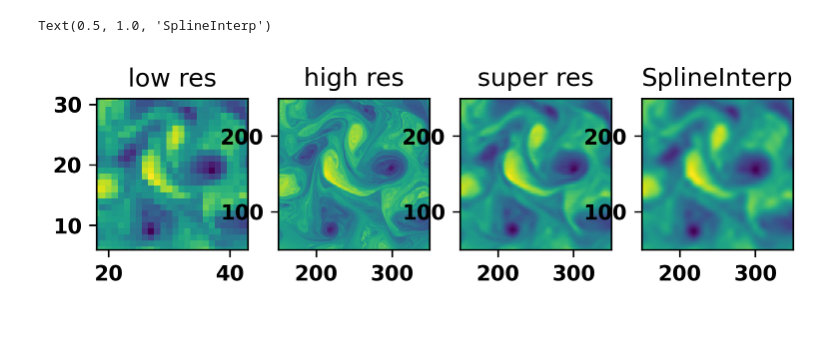
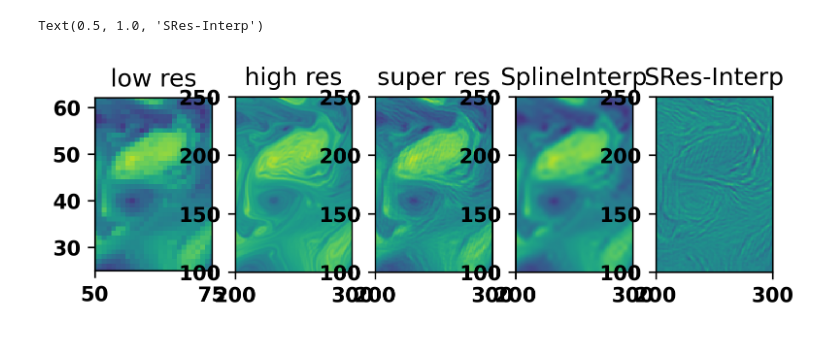
Before and after one commit to mathsam/DeepLearningCFD, a Jupyter notebook: visualize_super_resolution.ipynb, the cells around one changed output. Cells and saved outputs as stored; diff of their text form; code cells hidden in the pictures.

```diff
--- a/visualize_super_resolution.ipynb
+++ b/visualize_super_resolution.ipynb
@@ -21,7 +21,7 @@ matplotlib.rc('font', **font)
 
 # Data parameters
 data_folder = './exp2'  # folder with JSON data files
-scaling_factor = 8  # the scaling factor for the generator; the input LR images will be downsampled from the target HR images by this factor
+scaling_factor = 4  # the scaling factor for the generator; the input LR images will be downsampled from the target HR images by this factor
 # %%
 import diagnostics
 
@@ -44,48 +44,67 @@ def BivariateSplineInterp(low_res, scaling_factor):
 # %%
 train_dataset = SRDataset(data_folder,
                           scaling_factor=scaling_factor)
-low_res, high_res = train_dataset[10]
+low_res, high_res = train_dataset[25]
+
+interped_res = BivariateSplineInterp(low_res[0, :, :],  scaling_factor)
 # %%
-checkpoint = torch.load("epoch_99_checkpoint_srnet.pth.tar")
-model = checkpoint['model'].module.cpu()
+checkpoint = torch.load("/home/juchai/azblob/an_model/epoch195_checkpoint_srgan.pth.tar")
+model = checkpoint['generator'].cpu()
 # %%
 with torch.no_grad():
-    super_res = model(low_res[np.newaxis, :, :]).reshape(high_res.shape).detach().cpu().numpy()
+    super_res = model(low_res).reshape(high_res.shape).detach().cpu().numpy()
+    super_res = super_res.reshape(super_res.shape[1:])
 
-interped_res = BivariateSplineInterp(low_res, scaling_factor)
+
+if len(low_res.shape) == 2:
+    low_res = low_res.reshape(low_res.shape[1:])
 # %%
+%matplotlib inline
+
 plt.figure(dpi= 300)
 
-high_res_xlim = [150, 350]
-high_res_ylim = [50, 250]
+high_res_xlim =  [200, 300]
+high_res_ylim =  [100, 250]
 
-plt.subplot(1, 4, 1)
+plt.subplot(1, 5, 1)
 plt.imshow(low_res.T, interpolation='none')
+
 if high_res_xlim is not None:
     plt.xlim([high_res_xlim[0]//scaling_factor, high_res_xlim[1]//scaling_factor])
     plt.ylim([high_res_ylim[0]//scaling_factor, high_res_ylim[1]//scaling_factor])
 plt.title("low res")
 
-plt.subplot(1, 4, 2)
+plt.subplot(1, 5, 2)
 plt.imshow(high_res.T, interpolation='none')
+
 if high_res_xlim is not None:
     plt.xlim([high_res_xlim[0], high_res_xlim[1]])
     plt.ylim([high_res_ylim[0], high_res_ylim[1]])
 plt.title("high res")
 
-plt.subplot(1, 4, 3)
+plt.subplot(1, 5, 3)
 plt.imshow(super_res.T, interpolation='none')
+
 if high_res_xlim is not None:
     plt.xlim([high_res_xlim[0], high_res_xlim[1]])
     plt.ylim([high_res_ylim[0], high_res_ylim[1]])
 plt.title("super res")
 
-plt.subplot(1, 4, 4)
+plt.subplot(1, 5, 4)
 plt.imshow(interped_res.T, interpolation='none')
+
 if high_res_xlim is not None:
     plt.xlim([high_res_xlim[0], high_res_xlim[1]])
     plt.ylim([high_res_ylim[0], high_res_ylim[1]])
 plt.title("SplineInterp")
+
+plt.subplot(1, 5, 5)
+plt.imshow(super_res.T - interped_res.T, interpolation='none')
+
+if high_res_xlim is not None:
+    plt.xlim([high_res_xlim[0], high_res_xlim[1]])
+    plt.ylim([high_res_ylim[0], high_res_ylim[1]])
+plt.title("SRes-Interp")
 # %% [output]
-Text(0.5, 1.0, 'SplineInterp')
+Text(0.5, 1.0, 'SRes-Interp')
-[figure, old version]
+[figure, new version]
```
Also changed, not shown: parts of 3 cells of this notebook, 5 other files.
